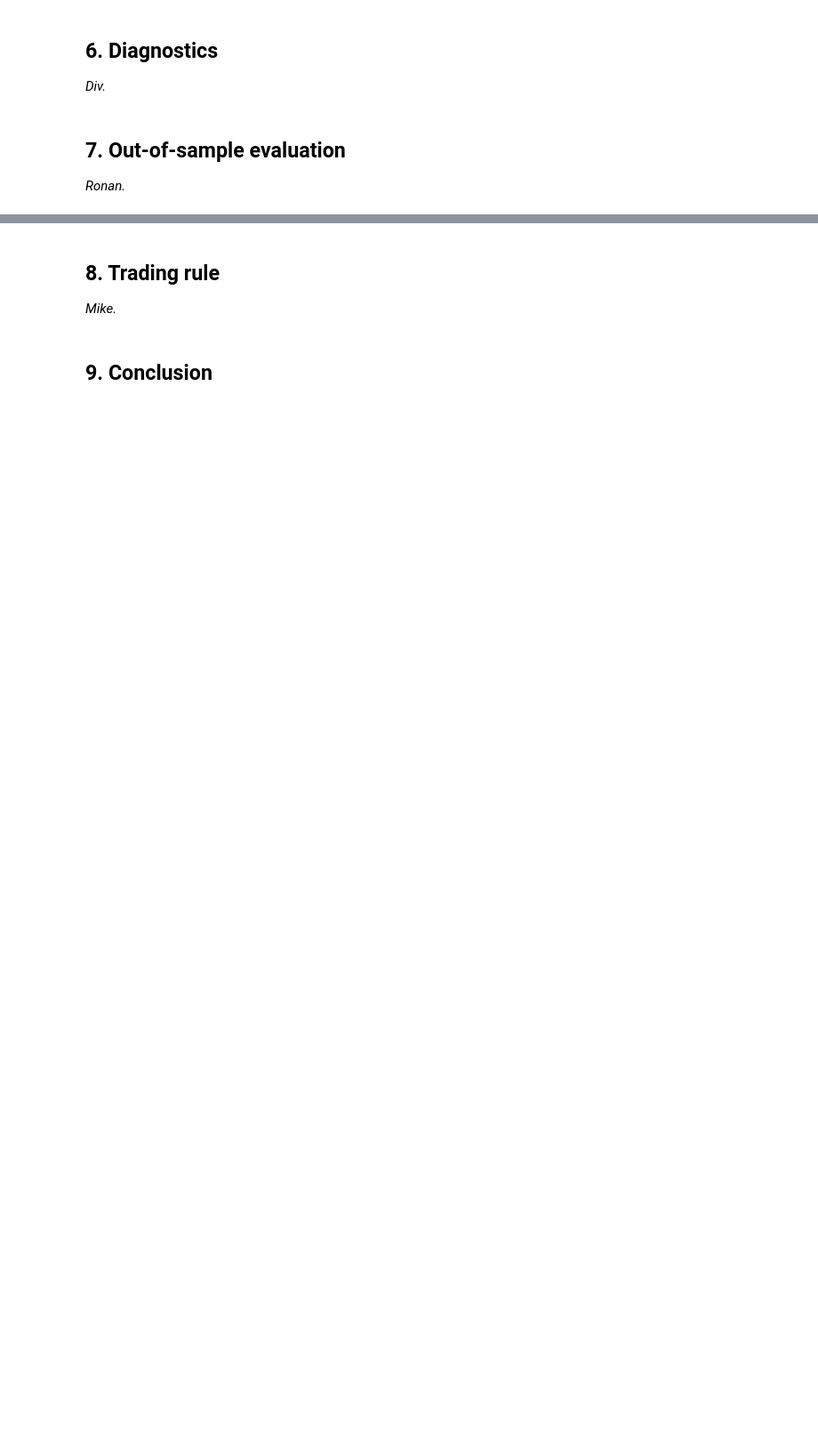
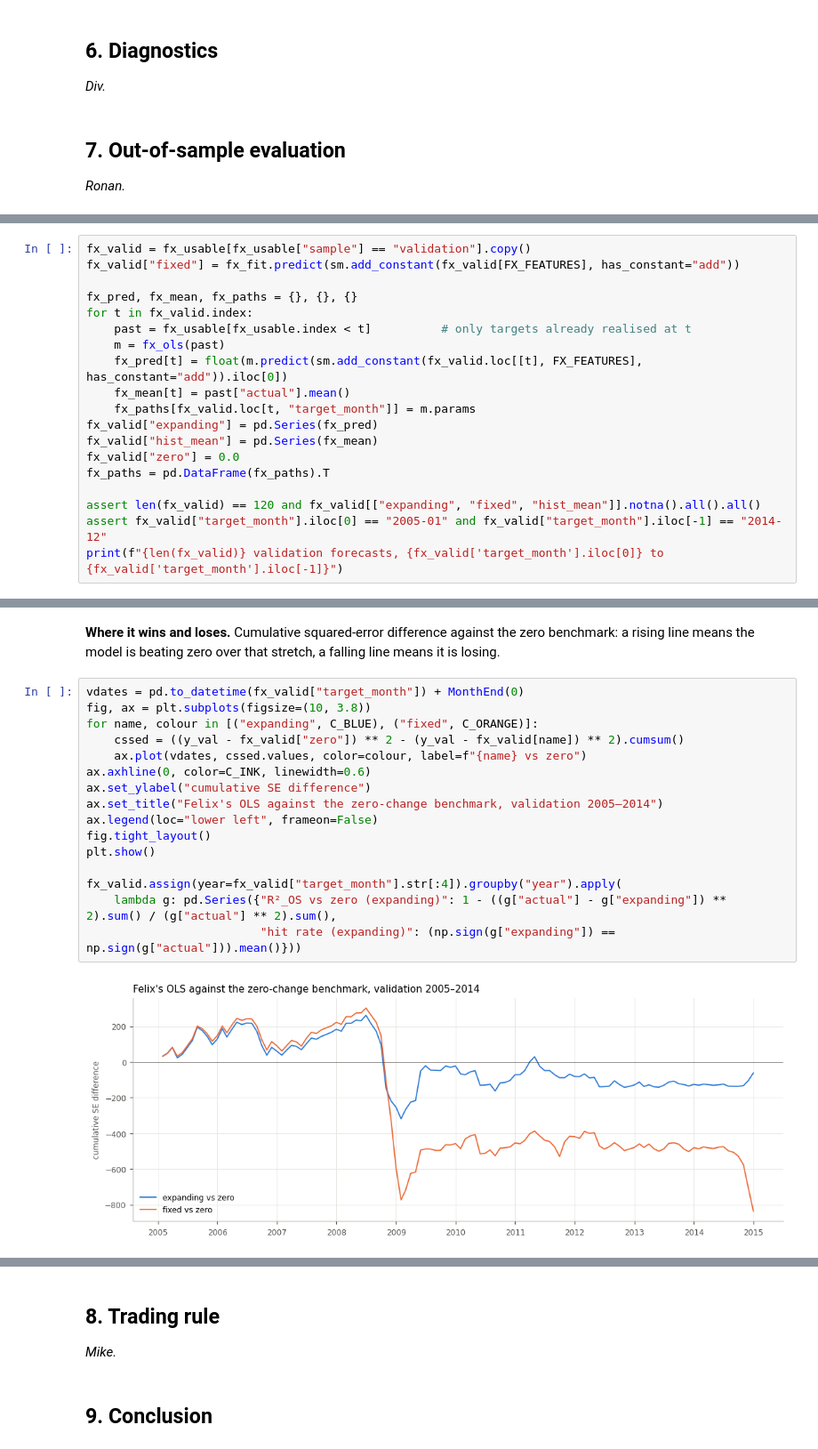
Before and after one commit to Adkid-Zephyr/fe-oil-group-work, a Jupyter notebook: oil-forecasting.ipynb, the cells around one changed output, grey strips where cells are left out. Shown at 89% size. Saved outputs shown, nothing was run; the diff lists cells and outputs as text; blank space fills up the shorter version.

```diff
--- a/oil-forecasting.ipynb
+++ b/oil-forecasting.ipynb
@@ -606,0 +674,19 @@ plt.show()
+# %%
+fx_valid = fx_usable[fx_usable["sample"] == "validation"].copy()
+fx_valid["fixed"] = fx_fit.predict(sm.add_constant(fx_valid[FX_FEATURES], has_constant="add"))
+
+fx_pred, fx_mean, fx_paths = {}, {}, {}
+for t in fx_valid.index:
+    past = fx_usable[fx_usable.index < t]          # only targets already realised at t
+    m = fx_ols(past)
+    fx_pred[t] = float(m.predict(sm.add_constant(fx_valid.loc[[t], FX_FEATURES], has_constant="add")).iloc[0])
+    fx_mean[t] = past["actual"].mean()
+    fx_paths[fx_valid.loc[t, "target_month"]] = m.params
+fx_valid["expanding"] = pd.Series(fx_pred)
+fx_valid["hist_mean"] = pd.Series(fx_mean)
+fx_valid["zero"] = 0.0
+fx_paths = pd.DataFrame(fx_paths).T
+
+assert len(fx_valid) == 120 and fx_valid[["expanding", "fixed", "hist_mean"]].notna().all().all()
+assert fx_valid["target_month"].iloc[0] == "2005-01" and fx_valid["target_month"].iloc[-1] == "2014-12"
+print(f"{len(fx_valid)} validation forecasts, {fx_valid['target_month'].iloc[0]} to {fx_valid['target_month'].iloc[-1]}")
@@ -606,0 +739,20 @@ plt.show()
+# %% [markdown]
+**Where it wins and loses.** Cumulative squared-error difference against the zero benchmark: a rising line means the model is beating zero over that stretch, a falling line means it is losing.
+# %%
+vdates = pd.to_datetime(fx_valid["target_month"]) + MonthEnd(0)
+fig, ax = plt.subplots(figsize=(10, 3.8))
+for name, colour in [("expanding", C_BLUE), ("fixed", C_ORANGE)]:
+    cssed = ((y_val - fx_valid["zero"]) ** 2 - (y_val - fx_valid[name]) ** 2).cumsum()
+    ax.plot(vdates, cssed.values, color=colour, label=f"{name} vs zero")
+ax.axhline(0, color=C_INK, linewidth=0.6)
+ax.set_ylabel("cumulative SE difference")
+ax.set_title("Felix's OLS against the zero-change benchmark, validation 2005–2014")
+ax.legend(loc="lower left", frameon=False)
+fig.tight_layout()
+plt.show()
+
+fx_valid.assign(year=fx_valid["target_month"].str[:4]).groupby("year").apply(
+    lambda g: pd.Series({"R²_OS vs zero (expanding)": 1 - ((g["actual"] - g["expanding"]) ** 2).sum() / (g["actual"] ** 2).sum(),
+                         "hit rate (expanding)": (np.sign(g["expanding"]) == np.sign(g["actual"])).mean()}))
+# %% [output]
+[figure, added]
```
Also changed, not shown: parts of 13 cells of this notebook.
